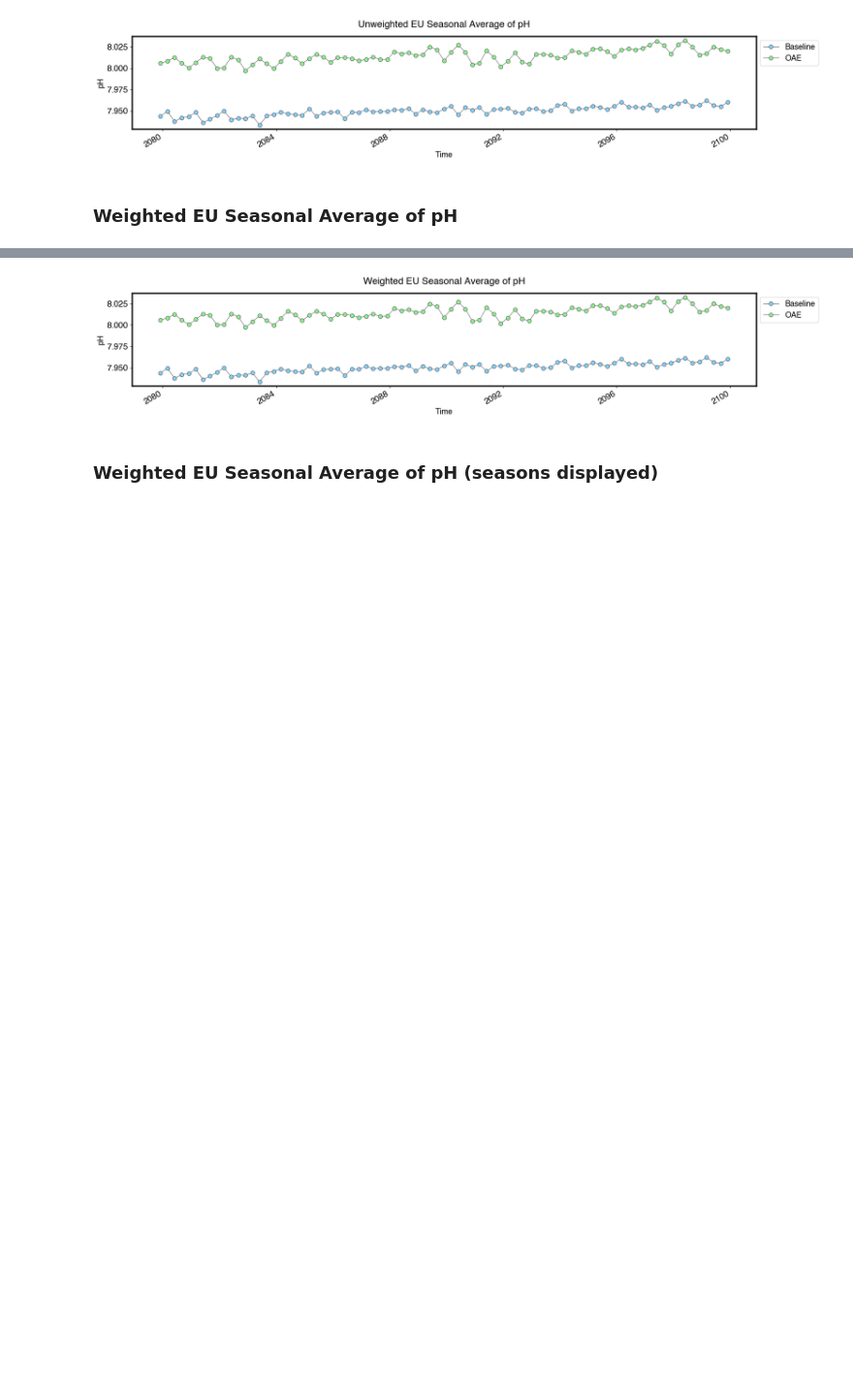
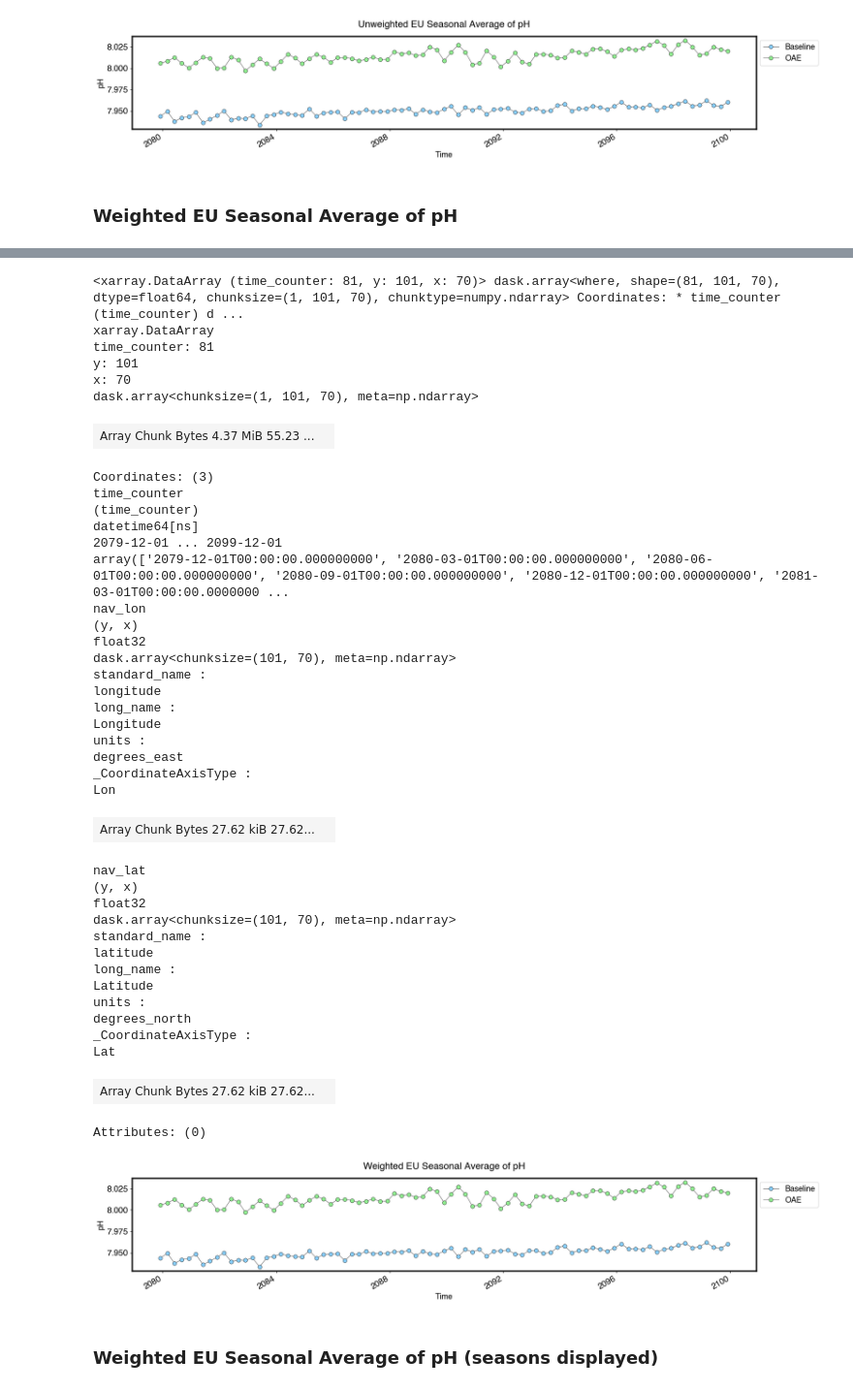
Before and after one commit to chiaraciscato/MScThesis, a Jupyter notebook: pH/pH_Comparison.ipynb, the cells around one changed output, grey strips where cells are left out. Shown at 97% size. Saved outputs shown, nothing was run; the diff lists cells and outputs as text; code cells hidden in the pictures; blank space fills up the shorter version.

```diff
--- a/pH/pH_Comparison.ipynb
+++ b/pH/pH_Comparison.ipynb
@@ -145,0 +242,43 @@ ph_weighted_season_oae = ph_weighted_mean_oae.groupby('time_counter').mean(["y",
+# %%
+ph_weighted_mean_oae
+# %% [output]
+<xarray.DataArray (time_counter: 81, y: 101, x: 70)> dask.array<where, shape=(81, 101, 70), dtype=float64, chunksize=(1, 101, 70), chunktype=numpy.ndarray> Coordinates: * time_counter (time_counter) d ...
+xarray.DataArray
+time_counter: 81
+y: 101
+x: 70
+dask.array<chunksize=(1, 101, 70), meta=np.ndarray>
+| Array Chunk Bytes 4.37 MiB 55.23 ... |  |
+Coordinates: (3)
+time_counter
+(time_counter)
+datetime64[ns]
+2079-12-01 ... 2099-12-01
+array(['2079-12-01T00:00:00.000000000', '2080-03-01T00:00:00.000000000', '2080-06-01T00:00:00.000000000', '2080-09-01T00:00:00.000000000', '2080-12-01T00:00:00.000000000', '2081-03-01T00:00:00.0000000 ...
+nav_lon
+(y, x)
+float32
+dask.array<chunksize=(101, 70), meta=np.ndarray>
+standard_name :
+longitude
+long_name :
+Longitude
+units :
+degrees_east
+_CoordinateAxisType :
+Lon
+| Array Chunk Bytes 27.62 kiB 27.62... |  |
+nav_lat
+(y, x)
+float32
+dask.array<chunksize=(101, 70), meta=np.ndarray>
+standard_name :
+latitude
+long_name :
+Latitude
+units :
+degrees_north
+_CoordinateAxisType :
+Lat
+| Array Chunk Bytes 27.62 kiB 27.62... |  |
+Attributes: (0)
```
Also changed, not shown: parts of 7 cells of this notebook, 2 other files.
